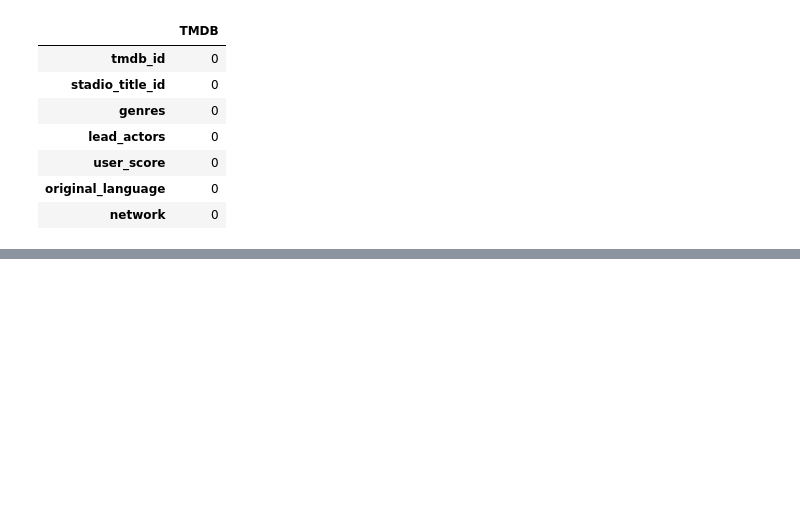
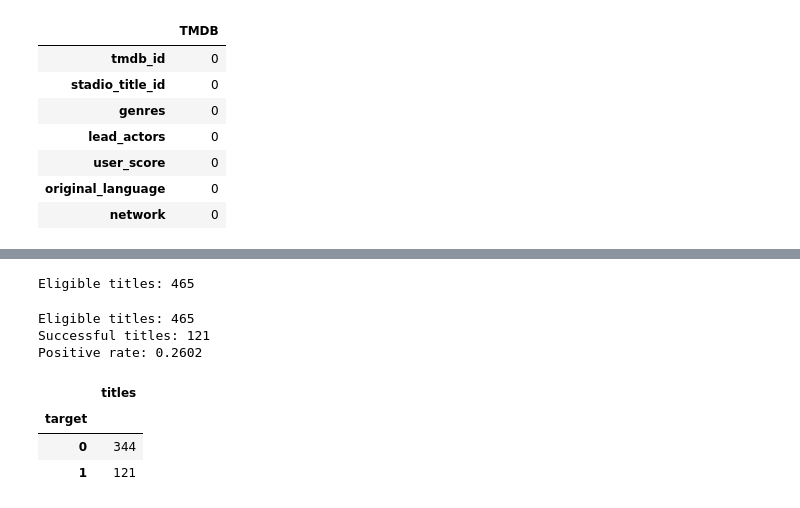
Before and after one commit to bjvvuuren/predict-play, a Jupyter notebook: modelling/SS3_PartB.ipynb, the cells around one changed output, grey strips where cells are left out. Saved outputs shown, nothing was run; the diff lists cells and outputs as text; code cells hidden in the pictures; blank space fills up the shorter version.

```diff
--- a/modelling/SS3_PartB.ipynb
+++ b/modelling/SS3_PartB.ipynb
@@ -69,0 +157,70 @@ Missing values:
+# %%
+# Six-month engagement observation window.
+
+OBSERVATION_MONTHS = 6
+
+log_start = pd.Timestamp("2023-09-01")
+log_end = pd.Timestamp("2026-09-01")
+
+catalogue["outcome_end"] = (
+    catalogue["acquisition_date"]
+    + pd.DateOffset(months=OBSERVATION_MONTHS)
+)
+
+cohort = catalogue[
+    (catalogue["acquisition_date"] >= log_start)
+    & (catalogue["outcome_end"] <= log_end)
+    & (
+        catalogue["license_expiry_date"]
+        + pd.Timedelta(days=1)
+        >= catalogue["outcome_end"]
+    )
+].copy()
+
+print("Eligible titles:", len(cohort))
+# %% [output]
+Eligible titles: 465
+# %%
+# Keep only events containing valid viewing durations.
+
+plays = viewing[viewing["event_type"].isin(["play", "pause"])& viewing["title_id"].notna()& viewing["watch_duration"].notna()& (viewing["watch_duration"] >= 0)& (viewing["title_runtime"] > 0)].copy()
+plays = plays.merge(cohort[["title_id","acquisition_date","outcome_end"]],on="title_id",how="inner")
+plays = plays[(plays["event_date"] >= plays["acquisition_date"])& (plays["event_date"] < plays["outcome_end"])]
+
+
+# The duration is cumulative WITHIN a session.
+# Keep the maximum instead of summing Play/Pause events.
+
+sessions = (plays.groupby(["title_id", "household_id", "session_id"],as_index=False).agg(session_watch_seconds=("watch_duration", "max"),title_runtime=("title_runtime", "max")))
+
+
+# Sum across the household's separate viewing sessions.
+
+households = (sessions.groupby(["title_id", "household_id"],as_index=False).agg(total_watch_seconds=("session_watch_seconds", "sum"),title_runtime=("title_runtime", "max")))
+
+households["qualifies"] = (households["total_watch_seconds"]>= households["title_runtime"] / 3)
+
+
+# Count qualifying households for each title.
+
+qualifiers = (households.groupby("title_id")["qualifies"].sum().rename("qualifying_households").reset_index())
+
+cohort = cohort.merge(qualifiers,on="title_id",how="left")
+
+cohort["qualifying_households"] = (cohort["qualifying_households"].fillna(0).astype(int))
+
+cohort["target"] = (cohort["qualifying_households"] >= 3).astype(int)
+
+print("Eligible titles:", len(cohort))
+print("Successful titles:", cohort["target"].sum())
+print("Positive rate:", round(cohort["target"].mean(), 4))
+
+display(cohort["target"].value_counts().sort_index().rename("titles").to_frame())
+# %% [output]
+Eligible titles: 465
+Successful titles: 121
+Positive rate: 0.2602
+|  | titles |
+| target |  |
+| 0 | 344 |
+| 1 | 121 |
```
Also changed, not shown: parts of 15 cells of this notebook.
